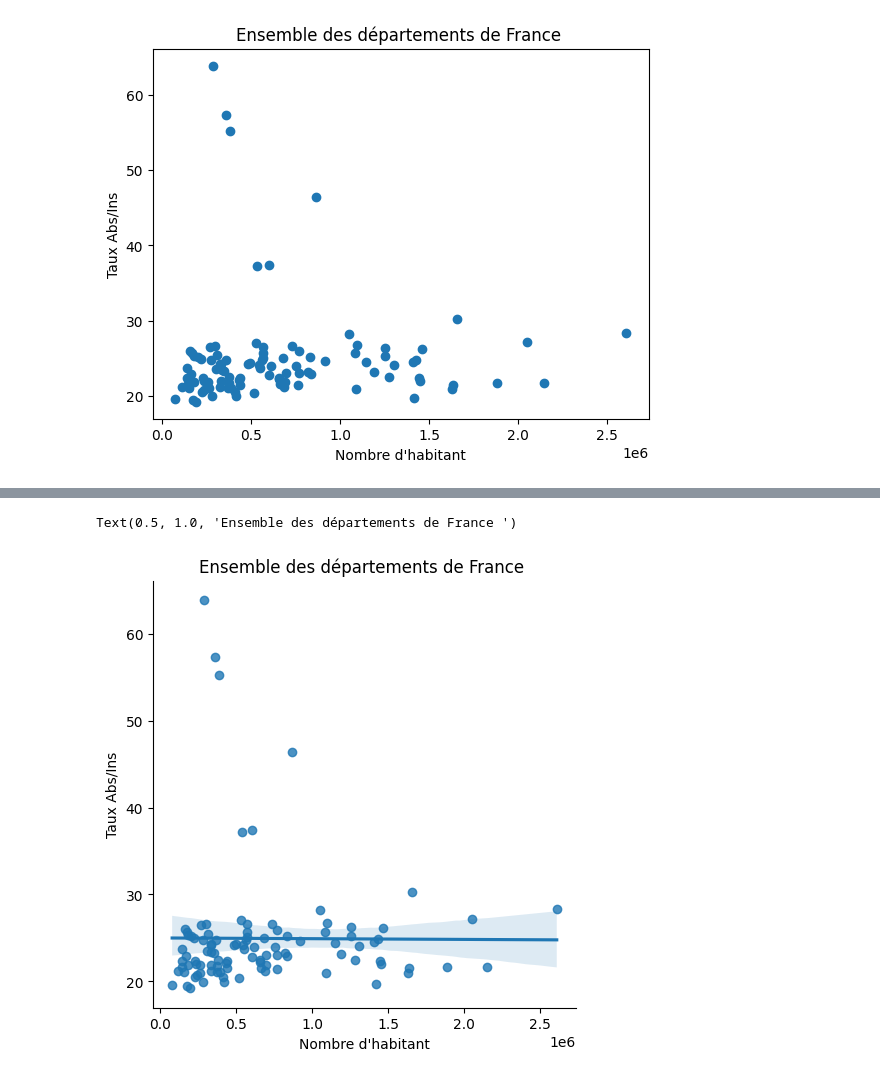
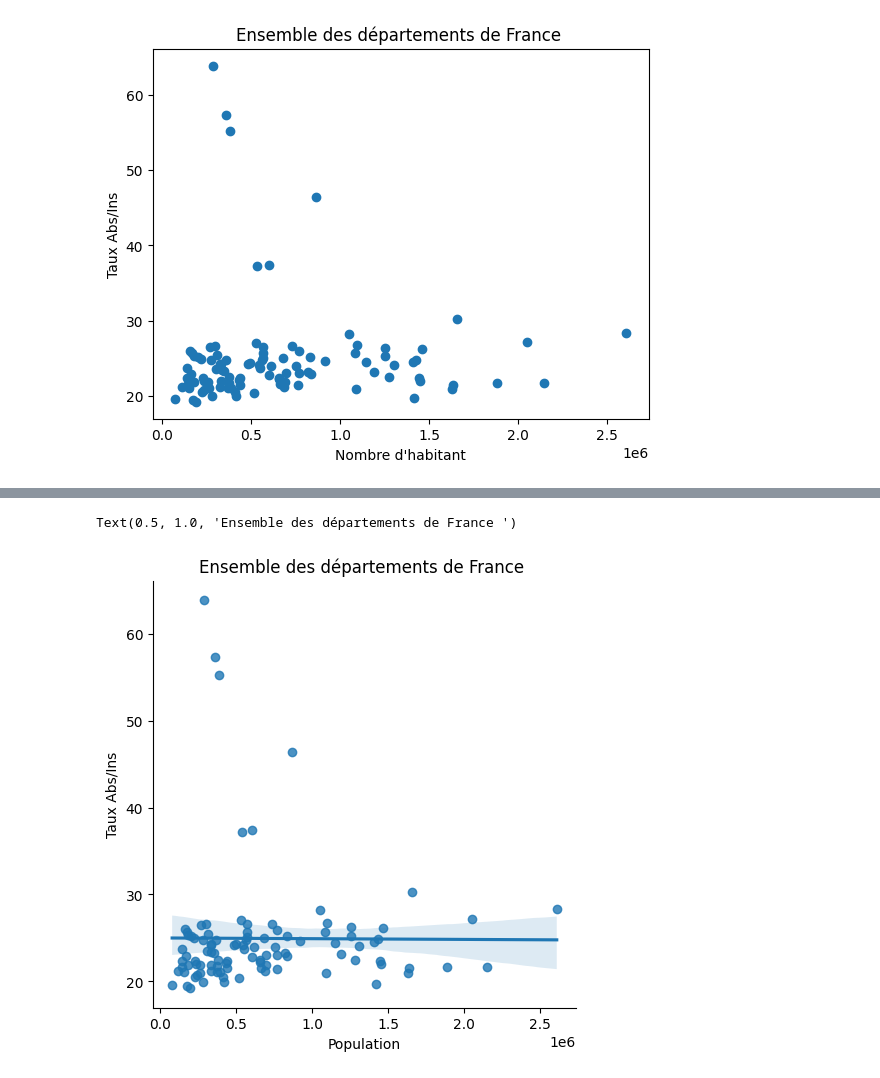
Before and after one commit to koalanoir/Prediction_elections_presidentiels, a Jupyter notebook: Etude_tx_d_abstention_election_presidentielle_france.ipynb, the cells around one changed output, grey strips where cells are left out. Saved outputs shown, nothing was run; the diff lists cells and outputs as text; code cells hidden in the pictures.

```diff
--- a/Etude_tx_d_abstention_election_presidentielle_france.ipynb
+++ b/Etude_tx_d_abstention_election_presidentielle_france.ipynb
@@ -76,0 +62,2 @@ def extraireDfFromExcel(chemin_fichier):
+# %%
+df_2022_dep=df_2022_dep.drop(df_2022_dep[df_2022_dep['Code du département'].isin(['2A','2B','ZA','ZB','ZC','ZD','ZM','ZN', 'ZP', 'ZS','ZX','ZW','ZZ'])].index)
@@ -169,8 +398,13 @@ pop_fr=extraireDfFromExcel("/content/drive/MyDrive/dataset/population.xlsx")
 # %%
 pop_dep=pop_fr['Départements']
-data_x=pop_dep['Population municipale']
+data_x1=pop_dep['Population municipale']
+data_x2=donnees_chomage['25-49 ans']
+data_x3=donnees_chomage['50 ans ou plus']
+data_x4=donnees_chomage['Ensemble']
+data_x5=donnees_chomage['Femmes']
+data_x6=donnees_chomage['Hommes']
 # Retirer les lignes avec les valeurs "zb", "zv" ou "zn" dans la colonne "code depart"
 dff = df_2022_dep.drop(df_2022_dep[df_2022_dep['Code du département'].isin(['ZM','ZN', 'ZP', 'ZS','ZX','ZW','ZZ'])].index)
 data_y=dff['% Abs/Ins']
-print("size y : "+str(data_y.size)+" x : "+str(data_x.size))
+print("size y : "+str(data_y.size)+" x : "+str(data_x1.size)+" x2 : "+str(data_x2.size))
 # %% [output]
@@ -212,12 +485,12 @@ plt.show()
 # %%
 # Tracer le graphique de dispersion avec la droite de régression linéaire
-abs_pop = {'x': data_x,'y': data_y}
+abs_pop = {'x': data_x1,'y': data_y}
 data_fr = pd.DataFrame(abs_pop)
 sns.lmplot(x="x", y='y', data=data_fr)
 # Personnaliser les étiquettes d'axe et le titre
-plt.xlabel("Nombre d'habitant")
+plt.xlabel("Population")
 plt.ylabel("Taux Abs/Ins")
 plt.title("Ensemble des départements de France ")
 # %% [output]
 Text(0.5, 1.0, 'Ensemble des départements de France ')
-[figure, old version]
+[figure, new version]
```
Also changed, not shown: parts of 45 cells of this notebook.
